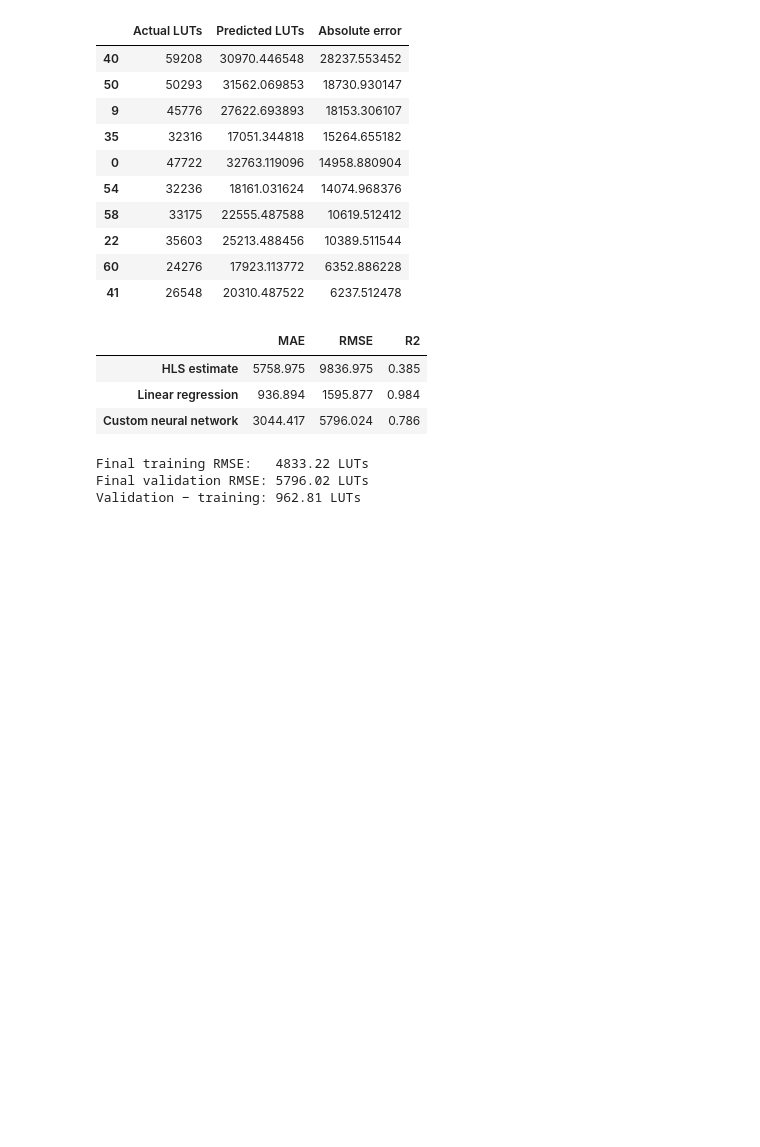
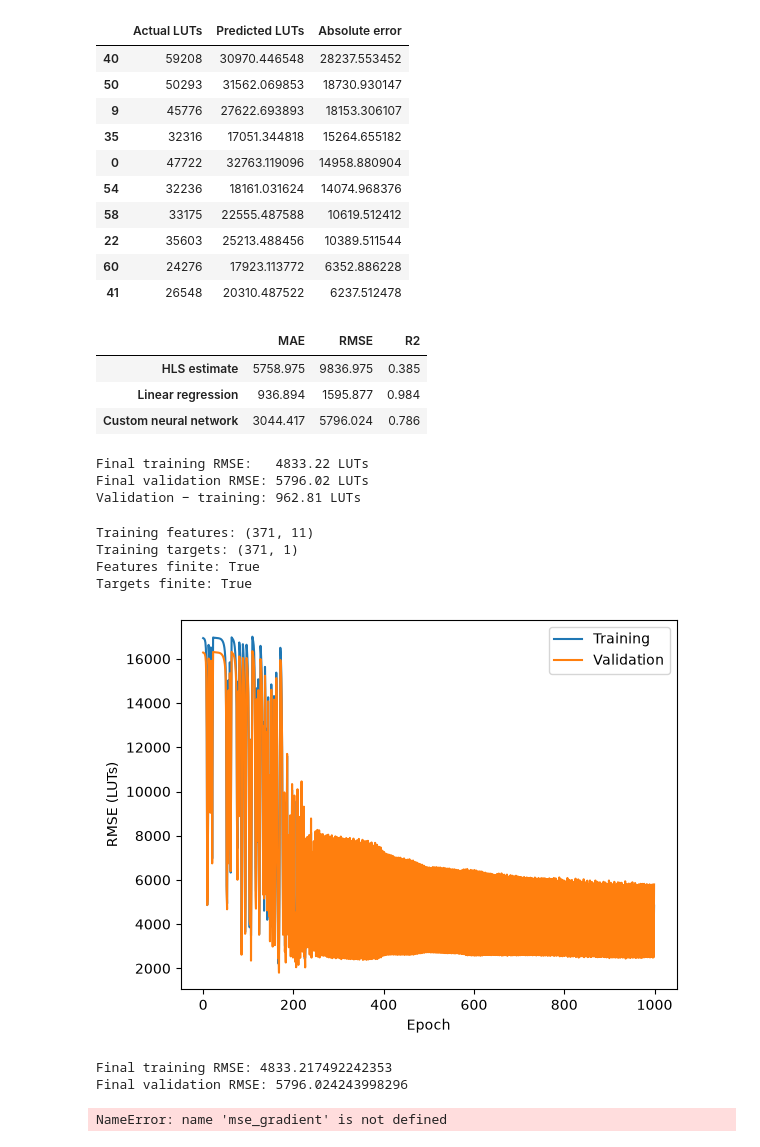
Before and after one commit to sahilbhatt89/CircuitCost, a Jupyter notebook: Notebboks/dataPrep.ipynb, the cells around one changed output. Drawn from its saved outputs; the diff is of its cells as text; code cells hidden in the pictures; blank space fills up the shorter version.

Commit message:
Document MLP workflow and add training diagnostics

```diff
--- a/Notebboks/dataPrep.ipynb
+++ b/Notebboks/dataPrep.ipynb
@@ -348,0 +352,67 @@ Validation − training: 962.81 LUTs
+# %%
+import copy
+
+Xtr = np.asarray(X_train_scaled, dtype=float)
+ytr = np.asarray(y_train, dtype=float).reshape(-1,1)
+
+assert hls["prj"].equals(impl["prj"])
+assert X_train.index.equals(y_train.index)
+assert len(Xtr) == len(ytr)
+
+print("Training features:", Xtr.shape)
+print("Training targets:", ytr.shape)
+print("Features finite:", np.isfinite(Xtr).all())
+print("Targets finite:", np.isfinite(ytr).all())
+# %% [output]
+Training features: (371, 11)
+Training targets: (371, 1)
+Features finite: True
+Targets finite: True
+# %%
+#Inspect learning over time
+train_rmse_curve = np.sqrt(np.asarray(history["train_loss"]))
+val_rmse_curve = np.sqrt(np.asarray(history["val_loss"]))
+
+plt.plot(train_rmse_curve, label="Training")
+plt.plot(val_rmse_curve, label="Validation")
+
+plt.xlabel("Epoch")
+plt.ylabel("RMSE (LUTs)")
+plt.legend()
+plt.show()
+
+print("Final training RMSE:", train_rmse_curve[-1])
+print("Final validation RMSE:", val_rmse_curve[-1])
+# %% [output]
+[figure, added]
+Final training RMSE: 4833.217492242353
+Final validation RMSE: 5796.024243998296
+# %%
+#Check that gradients and updates exist
+probe = copy.deepcopy(model)
+
+predictions = probe.forward(Xtr[:8])
+gradient = mse_gradient(ytr[:8], predictions)
+probe.backward(gradient)
+
+dense_layers = [
+    layer for layer in probe.layers
+    if hasattr(layer, "weights")
+]
+
+for number, layer in enumerate(dense_layers, start=1):
+    print(
+        f"Layer {number}:",
+        "weight-gradient size =", np.linalg.norm(layer.dweights),
+        "gradients finite =", np.isfinite(layer.dweights).all(),
+    )
+
+before = dense_layers[0].weights.copy()
+probe.step(learning_rate=1e-6)
+
+print(
+    "First-layer weight change:",
+    np.linalg.norm(dense_layers[0].weights - before),
+)
+# %% [output]
+NameError: name 'mse_gradient' is not defined
```
Also changed, not shown: parts of 1 cell of this notebook.
